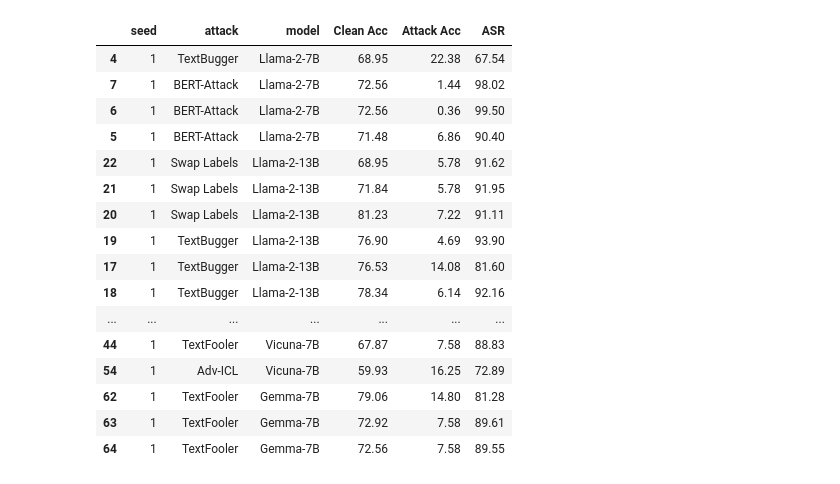
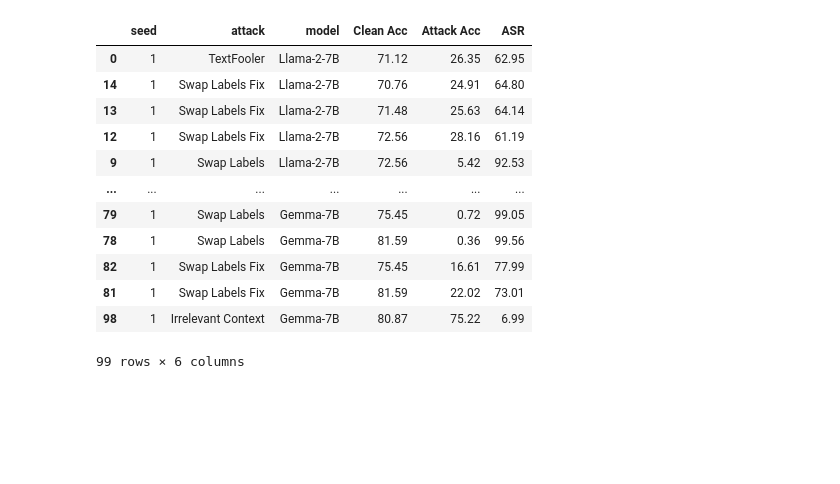
Before and after one commit to simonucl/mvp, a Jupyter notebook: checkpoints/rte/scale_model.ipynb, the cells around one changed output. Saved outputs shown, nothing was run; the diff lists cells and outputs as text; code cells hidden in the pictures; blank space fills up the shorter version.

```diff
--- a/checkpoints/rte/scale_model.ipynb
+++ b/checkpoints/rte/scale_model.ipynb
@@ -305,28 +319,51 @@ for model in models:
 df = pd.DataFrame(results)
 # drop ASR, Perturbed Word Ratio and Attack Perplexity
 # drop nan
-df = df.dropna()
 # drop method, shot, Perturbed Word Ratio and Attack Perplexity in column
 df = df.drop(columns=['method', 'retriever', 'Perturbed Word Ratio', 'Attack Perplexity'])
-
+df = df.dropna()
 # group by model and attack, compute mean and std across seeds
 # df = df.groupby(['model', 'attack']).agg({'Clean Acc': ['mean'], 'Attack Acc': ['mean'], 'ASR': ['mean']}).reset_index()
 # df.columns = ['model', 'attack', 'Clean Acc', 'Attack Acc', 'ASR']
 df = df.round(2)
 
-# df.loc[len(df)] = ['meta-llama/Llama-2-13b-hf', 'bert_attack', 79.30, 3.42, None]
-# df.loc[len(df)] = ['meta-llama/Llama-2-7b-hf', 'textbugger', 73.04, 12.75, None]
-# df.loc[len(df)] = ['meta-llama/Llama-2-7b-hf', 'textfooler', 73.04, 17.81, None]
-# df.loc[len(df)] = ['meta-llama/Llama-2-7b-hf', 'swap_labels', 73.04, 6.14, None]
-# df.loc[len(df)] = ['meta-llama/Llama-2-7b-hf', 'swap_labels_fix', 73.04, 30.45, None]
-# df.loc[len(df)] = ['mistralai/Mistral-7B-v0.1', 'bert_attack', 80.32, 3.42, None]
-# df.loc[len(df)] = ['mistralai/Mistral-7B-v0.1', 'swap_labels', 80.32, 2.01, None]
-# df.loc[len(df)] = ['mistralai/Mistral-7B-v0.1', 'swap_labels_fix', 80.32, 32.01, None]
-# df.loc[len(df)] = ['google/gemma-7b', 'swap_labels', 81.04,
+df = df.reset_index(drop=True)
 
-# for model in models:
-#     df.loc[len(df)] = [model, 'irrelevant_context', 0, 0, 0]
-#     df.loc[len(df)] = [model, 'icl_attack', 0, 0, 0]
+df.loc[len(df)] = [1, 'irrelevant_context', 'meta-llama/Llama-2-7b-hf', 72.56, 76.56, None]
+df.loc[len(df)] = [1, 'irrelevant_context', 'meta-llama/Llama-2-7b-hf', 72.56, 73.67, None]
+df.loc[len(df)] = [1, 'irrelevant_context', 'meta-llama/Llama-2-7b-hf', 72.56, 75.44, None]
+
+df.loc[len(df)] = [1, 'irrelevant_context', 'meta-llama/Llama-2-13b-hf', 78.34, 84.23, None]
+df.loc[len(df)] = [1, 'irrelevant_context', 'meta-llama/Llama-2-13b-hf', 76.53, 80.34, None]
+df.loc[len(df)] = [1, 'irrelevant_context', 'meta-llama/Llama-2-13b-hf', 76.90, 81.22, None]
+
+df.loc[len(df)] = [1, 'irrelevant_context', 'mistralai/Mistral-7B-v0.1', 79.42, 81.52, None]
+df.loc[len(df)] = [1, 'irrelevant_context', 'mistralai/Mistral-7B-v0.1', 77.62, 82.78, None]
+df.loc[len(df)] = [1, 'irrelevant_context', 'mistralai/Mistral-7B-v0.1', 76.90, 76.57, None]
+
+
+df.loc[len(df)] = [1, 'irrelevant_context', 'lmsys/vicuna-7b-v1.5', 59.93, 52.06, None]
+df.loc[len(df)] = [1, 'irrelevant_context', 'lmsys/vicuna-7b-v1.5', 65.70, 54.34, None]
+df.loc[len(df)] = [1, 'irrelevant_context', 'lmsys/vicuna-7b-v1.5', 62.45, 53.22, None]
+
+
+df.loc[len(df)] = [1, 'irrelevant_context', 'google/gemma-7b', 73.29, 74.76, None]
+df.loc[len(df)] = [1, 'irrelevant_context', 'google/gemma-7b', 73.65, 72.34, None]
+df.loc[len(df)] = [1, 'irrelevant_context', 'google/gemma-7b', 80.87, 75.22, None]
+
+# # df.loc[len(df)] = ['meta-llama/Llama-2-13b-hf', 'bert_attack', 79.30, 3.42, None]
+# # df.loc[len(df)] = ['meta-llama/Llama-2-7b-hf', 'textbugger', 73.04, 12.75, None]
+# # df.loc[len(df)] = ['meta-llama/Llama-2-7b-hf', 'textfooler', 73.04, 17.81, None]
+# # df.loc[len(df)] = ['meta-llama/Llama-2-7b-hf', 'swap_labels', 73.04, 6.14, None]
+# # df.loc[len(df)] = ['meta-llama/Llama-2-7b-hf', 'swap_labels_fix', 73.04, 30.45, None]
+# # df.loc[len(df)] = ['mistralai/Mistral-7B-v0.1', 'bert_attack', 80.32, 3.42, None]
+# # df.loc[len(df)] = ['mistralai/Mistral-7B-v0.1', 'swap_labels', 80.32, 2.01, None]
+# # df.loc[len(df)] = ['mistralai/Mistral-7B-v0.1', 'swap_labels_fix', 80.32, 32.01, None]
+# # df.loc[len(df)] = ['google/gemma-7b', 'swap_labels', 81.04,
+
+# # for model in models:
+# #     df.loc[len(df)] = [model, 'irrelevant_context', 0, 0, 0]
+# #     df.loc[len(df)] = [model, 'icl_attack', 0, 0, 0]
 
 df['model'] = df['model'].map({
     'meta-llama/Llama-2-7b-hf': 'Llama-2-7B',
@@ -337,46 +374,42 @@ df['model'] = df['model'].map({
 })
 
 
 attack_order = ['textfooler', 'textbugger', 'bert_attack', 'icl_attack', 'swap_labels', 'swap_labels_fix', 'irrelevant_context']
 df['attack'] = pd.Categorical(df['attack'], categories=attack_order, ordered=True)
 df = df.sort_values(by='attack')
 order = ['Llama-2-7B', 'Llama-2-13B', 'Mistral-7B', 'Vicuna-7B', 'Gemma-7B']
 df['model'] = pd.Categorical(df['model'], categories=order, ordered=True)
 df = df.sort_values(by='model')
 
 # map attack to human readable name
 df['attack'] = df['attack'].map(
     {
     'textfooler': 'TextFooler',
     'textbugger': 'TextBugger',
     'bert_attack': 'BERT-Attack',
     'icl_attack': 'Adv-ICL',
     'swap_labels': 'Swap Labels',
     'swap_labels_fix': 'Swap Labels Fix',
     'irrelevant_context': 'Irrelevant Context'
     }
 )
 
 df['ASR'] = ((df['Clean Acc'] - df['Attack Acc']) / df['Clean Acc']) * 100
 df = df.round(2)
 df['ASR'] = df['ASR'].fillna(0)
 
 df
 # %% [output]
 |  | seed | attack | model | Clean Acc | Attack Acc | ASR |
-| 4 | 1 | TextBugger | Llama-2-7B | 68.95 | 22.38 | 67.54 |
-| 7 | 1 | BERT-Attack | Llama-2-7B | 72.56 | 1.44 | 98.02 |
-| 6 | 1 | BERT-Attack | Llama-2-7B | 72.56 | 0.36 | 99.50 |
-| 5 | 1 | BERT-Attack | Llama-2-7B | 71.48 | 6.86 | 90.40 |
-| 22 | 1 | Swap Labels | Llama-2-13B | 68.95 | 5.78 | 91.62 |
-| 21 | 1 | Swap Labels | Llama-2-13B | 71.84 | 5.78 | 91.95 |
-| 20 | 1 | Swap Labels | Llama-2-13B | 81.23 | 7.22 | 91.11 |
-| 19 | 1 | TextBugger | Llama-2-13B | 76.90 | 4.69 | 93.90 |
-| 17 | 1 | TextBugger | Llama-2-13B | 76.53 | 14.08 | 81.60 |
-| 18 | 1 | TextBugger | Llama-2-13B | 78.34 | 6.14 | 92.16 |
+| 0 | 1 | TextFooler | Llama-2-7B | 71.12 | 26.35 | 62.95 |
+| 14 | 1 | Swap Labels Fix | Llama-2-7B | 70.76 | 24.91 | 64.80 |
+| 13 | 1 | Swap Labels Fix | Llama-2-7B | 71.48 | 25.63 | 64.14 |
+| 12 | 1 | Swap Labels Fix | Llama-2-7B | 72.56 | 28.16 | 61.19 |
+| 9 | 1 | Swap Labels | Llama-2-7B | 72.56 | 5.42 | 92.53 |
 | ... | ... | ... | ... | ... | ... | ... |
-| 44 | 1 | TextFooler | Vicuna-7B | 67.87 | 7.58 | 88.83 |
-| 54 | 1 | Adv-ICL | Vicuna-7B | 59.93 | 16.25 | 72.89 |
-| 62 | 1 | TextFooler | Gemma-7B | 79.06 | 14.80 | 81.28 |
-| 63 | 1 | TextFooler | Gemma-7B | 72.92 | 7.58 | 89.61 |
-| 64 | 1 | TextFooler | Gemma-7B | 72.56 | 7.58 | 89.55 |
+| 79 | 1 | Swap Labels | Gemma-7B | 75.45 | 0.72 | 99.05 |
+| 78 | 1 | Swap Labels | Gemma-7B | 81.59 | 0.36 | 99.56 |
+| 82 | 1 | Swap Labels Fix | Gemma-7B | 75.45 | 16.61 | 77.99 |
+| 81 | 1 | Swap Labels Fix | Gemma-7B | 81.59 | 22.02 | 73.01 |
+| 98 | 1 | Irrelevant Context | Gemma-7B | 80.87 | 75.22 | 6.99 |
+99 rows × 6 columns
```
Also changed, not shown: parts of 7 cells of this notebook, 23 other files.
